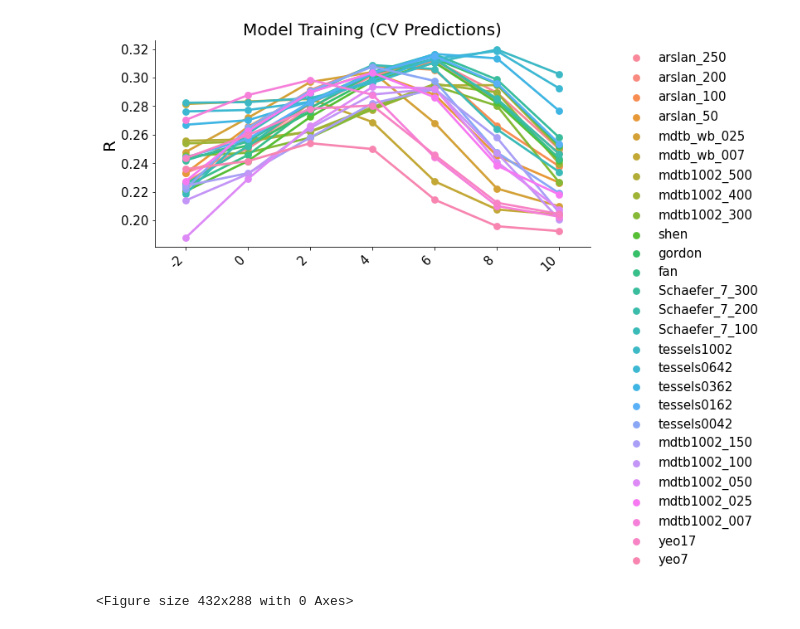
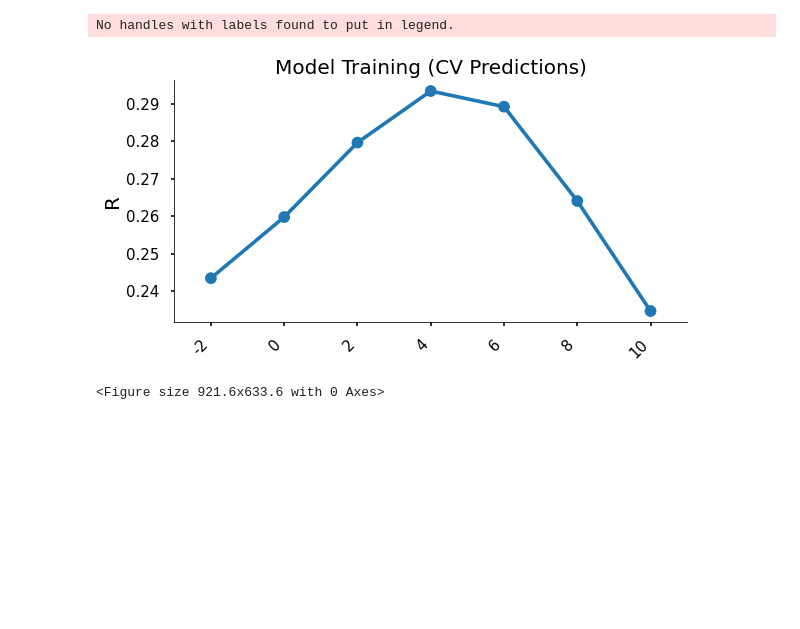
Before and after one commit to maedbhk/cerebellum_connectivity, a Jupyter notebook: notebooks/1.1-mk-results.ipynb, the cells around one changed output. Saved outputs shown, nothing was run; the diff lists cells and outputs as text; code cells hidden in the pictures; blank space fills up the shorter version.

```diff
--- a/notebooks/1.1-mk-results.ipynb
+++ b/notebooks/1.1-mk-results.ipynb
@@ -40,13 +40,14 @@ No handles with labels found to put in legend.
 # %%
 # RIDGE
 vis.plot_train_predictions(exps=['sc1'],
                            x='train_hyperparameter',
-                           hue='train_X_data',
+#                            hue='train_X_data',
                            methods=['L2regression'],
                            best_models=False);
 # %% [output]
+No handles with labels found to put in legend.
-[figure, old version]
+[figure, new version]
-<Figure size 432x288 with 0 Axes>
+<Figure size 921.6x633.6 with 0 Axes>
 # %%
 # compare methods (cv)
 
```
Also changed, not shown: parts of 9 cells of this notebook, 1 other file.
